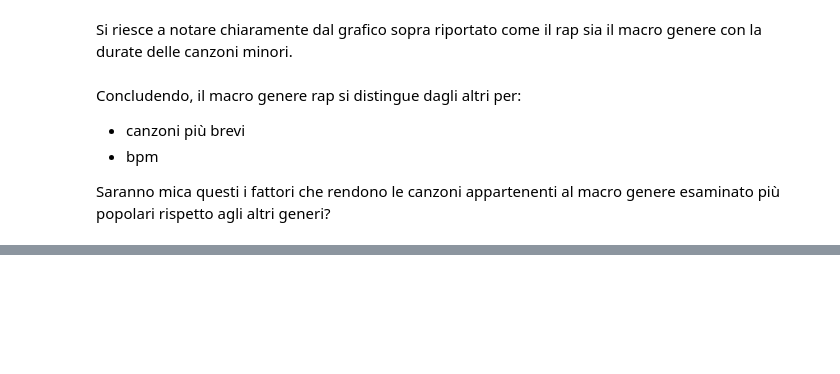
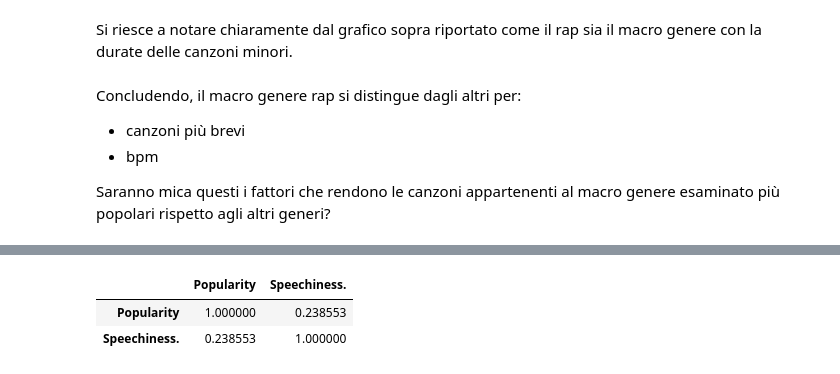
Before and after one commit to PedemonteGiacomo/DataScienceProject, a Jupyter notebook: project.ipynb, the cells around one changed output, grey strips where cells are left out. Cells and saved outputs as stored; diff of their text form; code cells hidden in the pictures; blank space fills up the shorter version.

```diff
--- a/project.ipynb
+++ b/project.ipynb
@@ -662,0 +697,6 @@ Saranno mica questi i fattori che rendono le canzoni appartenenti al macro gener
+# %%
+maxi_all[['Popularity', 'Speechiness.']].corr()
+# %% [output]
+|  | Popularity | Speechiness. |
+| Popularity | 1.000000 | 0.238553 |
+| Speechiness. | 0.238553 | 1.000000 |
```
Also changed, not shown: parts of 11 cells of this notebook.
